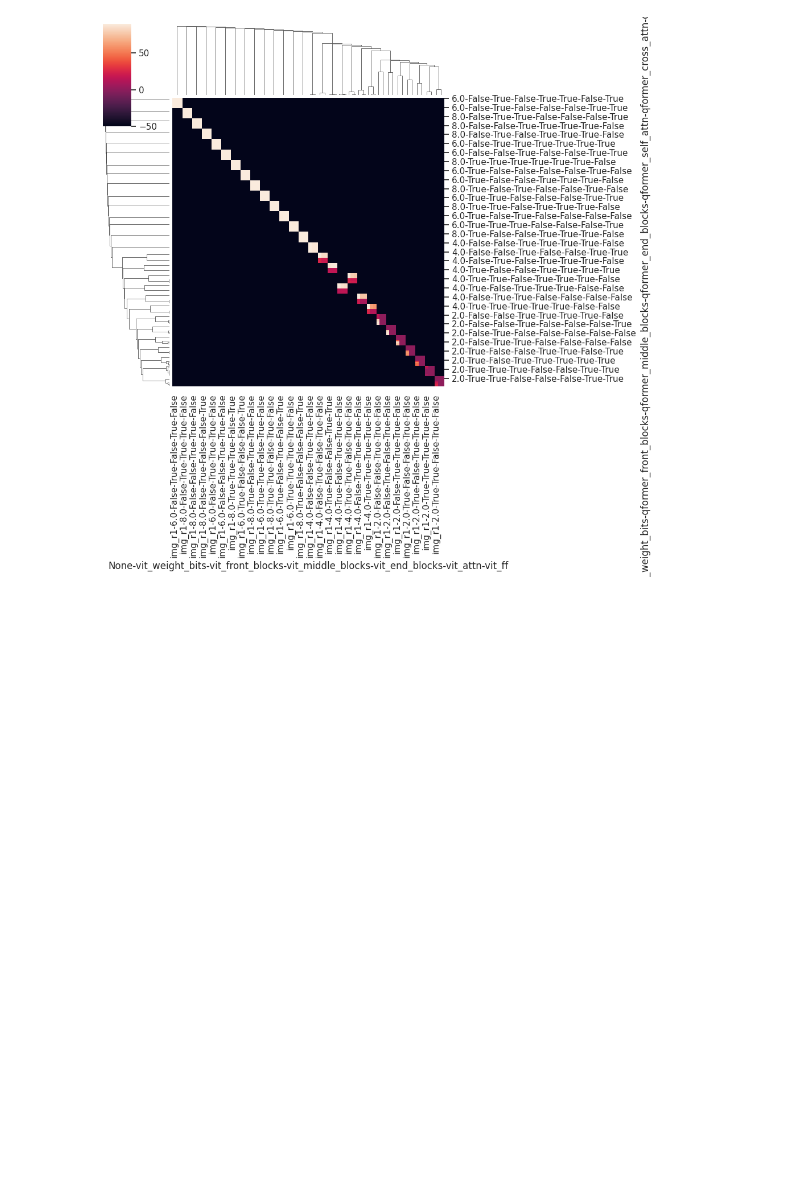
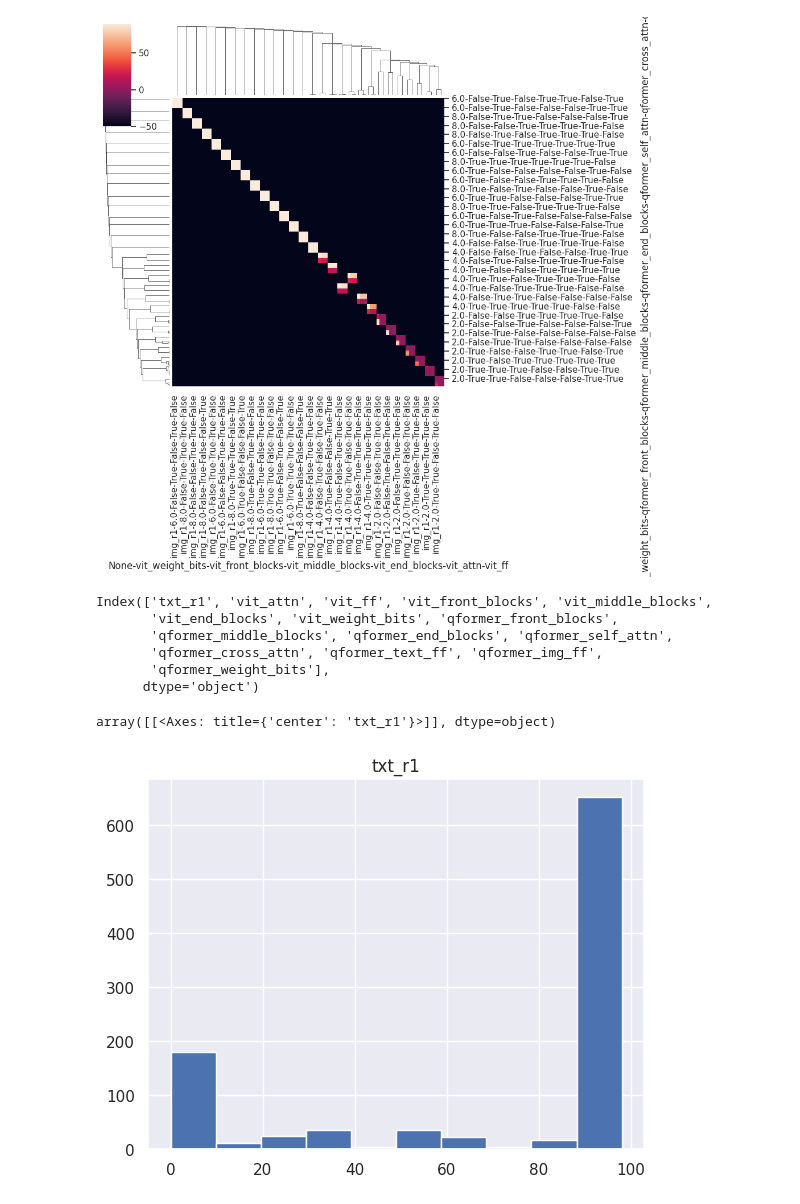
Before and after one commit to Vincent-La/multi_modal_quant, a Jupyter notebook: notebooks/blip2_flickr_uniform_quant.ipynb, the cells around one changed output. Saved outputs shown, nothing was run; the diff lists cells and outputs as text; code cells hidden in the pictures; blank space fills up the shorter version.

```diff
--- a/notebooks/blip2_flickr_uniform_quant.ipynb
+++ b/notebooks/blip2_flickr_uniform_quant.ipynb
@@ -137,10 +219,37 @@ sns.clustermap(df_img_pivot, annot=False)
 <Figure size 640x480 with 0 Axes>
 [figure]
 # %%
-CLI_ARG_COLS = ['visual_encoder_block_modules', 'visual_encoder_block_indices',
-                'visual_encoder_block_weight_bits', 'qformer_layer_indices',
-                'qformer_self_attention_modules', 'qformer_self_attention_weight_bits',
-                'qformer_cross_attention_modules',
-                'qformer_cross_attention_weight_bits', 'qformer_text_ff_modules',
-                'qformer_text_ff_weight_bits', 'qformer_img_ff_modules',
-                'qformer_img_ff_weight_bits']
+def reduce_df(df, class_col):
+
+    # CLI_ARG_COLS = ['visual_encoder_block_modules', 'visual_encoder_block_indices',
+    #                 'visual_encoder_block_weight_bits', 'qformer_layer_indices',
+    #                 'qformer_self_attention_modules', 'qformer_self_attention_weight_bits',
+    #                 'qformer_cross_attention_modules',
+    #                 'qformer_cross_attention_weight_bits', 'qformer_text_ff_modules',
+    #                 'qformer_text_ff_weight_bits', 'qformer_img_ff_modules',
+    #                 'qformer_img_ff_weight_bits']
+
+    COLS = ['vit_attn', 'vit_ff',
+            'vit_front_blocks', 'vit_middle_blocks', 'vit_end_blocks',
+            'vit_weight_bits', 'qformer_front_blocks', 'qformer_middle_blocks',
+            'qformer_end_blocks', 'qformer_self_attn', 'qformer_cross_attn',
+            'qformer_text_ff', 'qformer_img_ff', 'qformer_weight_bits']
+
+    return df[[class_col] + COLS]
+# %%
+df_test = reduce_df(df_flickr, 'txt_r1')
+df_test.columns
+# %% [output]
+Index(['txt_r1', 'vit_attn', 'vit_ff', 'vit_front_blocks', 'vit_middle_blocks',
+       'vit_end_blocks', 'vit_weight_bits', 'qformer_front_blocks',
+       'qformer_middle_blocks', 'qformer_end_blocks', 'qformer_self_attn',
+       'qformer_cross_attn', 'qformer_text_ff', 'qformer_img_ff',
+       'qformer_weight_bits'],
+      dtype='object')
+# %%
+df_test['txt_r1_range'] = for x in df_test['txt_r1']]
+# %%
+df_test.hist('txt_r1')
+# %% [output]
+array([[<Axes: title={'center': 'txt_r1'}>]], dtype=object)
+[figure, added]
```
Also changed, not shown: parts of 8 cells of this notebook.
